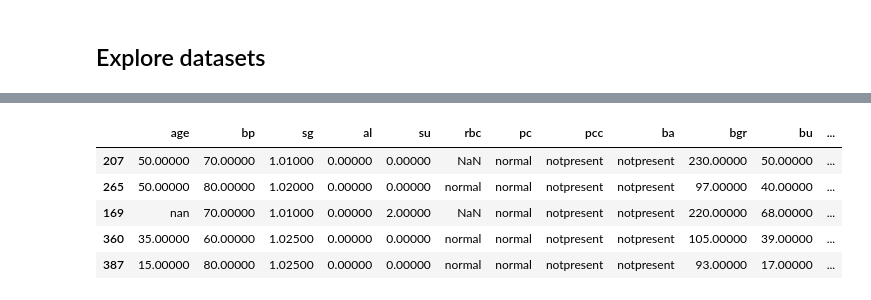
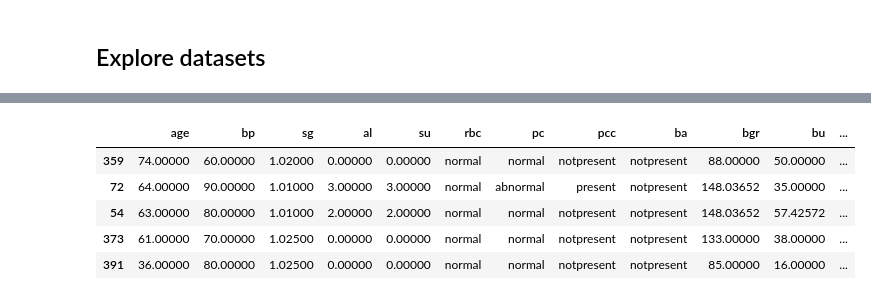
Before and after one commit to ybendou/mini-projet-ml-mce, a Jupyter notebook: explore/explore1.ipynb, the cells around one changed output, grey strips where cells are left out. Drawn from its saved outputs; the diff is of its cells as text; code cells hidden in the pictures.

```diff
--- a/explore/explore1.ipynb
+++ b/explore/explore1.ipynb
@@ -64,9 +50,14 @@ kidney_dataset.describe()
+# %%
+kidney_dataset  = clean_noisy_data(kidney_dataset)
+# %%
+num_variables, categ_variables = detect_type(kidney_dataset.iloc[:,:-1]) #get categorical and numerical data
+kidney_dataset.iloc[:,:-1] = replace_missing(kidney_dataset.iloc[:,:-1], num_variables, categ_variables) # replace missing values
 # %%
-clean_noisy_data(kidney_dataset).sample(5)
+kidney_dataset.sample(5)
 # %% [output]
 |  | age | bp | sg | al | su | rbc | pc | pcc | ba | bgr | bu | ... |
-| 207 | 50.00000 | 70.00000 | 1.01000 | 0.00000 | 0.00000 | NaN | normal | notpresent | notpresent | 230.00000 | 50.00000 | ... |
-| 265 | 50.00000 | 80.00000 | 1.02000 | 0.00000 | 0.00000 | normal | normal | notpresent | notpresent | 97.00000 | 40.00000 | ... |
-| 169 | nan | 70.00000 | 1.01000 | 0.00000 | 2.00000 | NaN | normal | notpresent | notpresent | 220.00000 | 68.00000 | ... |
-| 360 | 35.00000 | 60.00000 | 1.02500 | 0.00000 | 0.00000 | normal | normal | notpresent | notpresent | 105.00000 | 39.00000 | ... |
-| 387 | 15.00000 | 80.00000 | 1.02500 | 0.00000 | 0.00000 | normal | normal | notpresent | notpresent | 93.00000 | 17.00000 | ... |
+| 359 | 74.00000 | 60.00000 | 1.02000 | 0.00000 | 0.00000 | normal | normal | notpresent | notpresent | 88.00000 | 50.00000 | ... |
+| 72 | 64.00000 | 90.00000 | 1.01000 | 3.00000 | 3.00000 | normal | abnormal | present | notpresent | 148.03652 | 35.00000 | ... |
+| 54 | 63.00000 | 80.00000 | 1.01000 | 2.00000 | 2.00000 | normal | normal | notpresent | notpresent | 148.03652 | 57.42572 | ... |
+| 373 | 61.00000 | 70.00000 | 1.02500 | 0.00000 | 0.00000 | normal | normal | notpresent | notpresent | 133.00000 | 38.00000 | ... |
+| 391 | 36.00000 | 80.00000 | 1.02500 | 0.00000 | 0.00000 | normal | normal | notpresent | notpresent | 85.00000 | 16.00000 | ... |
```
Also changed, not shown: parts of 18 cells of this notebook, 2 other files.
